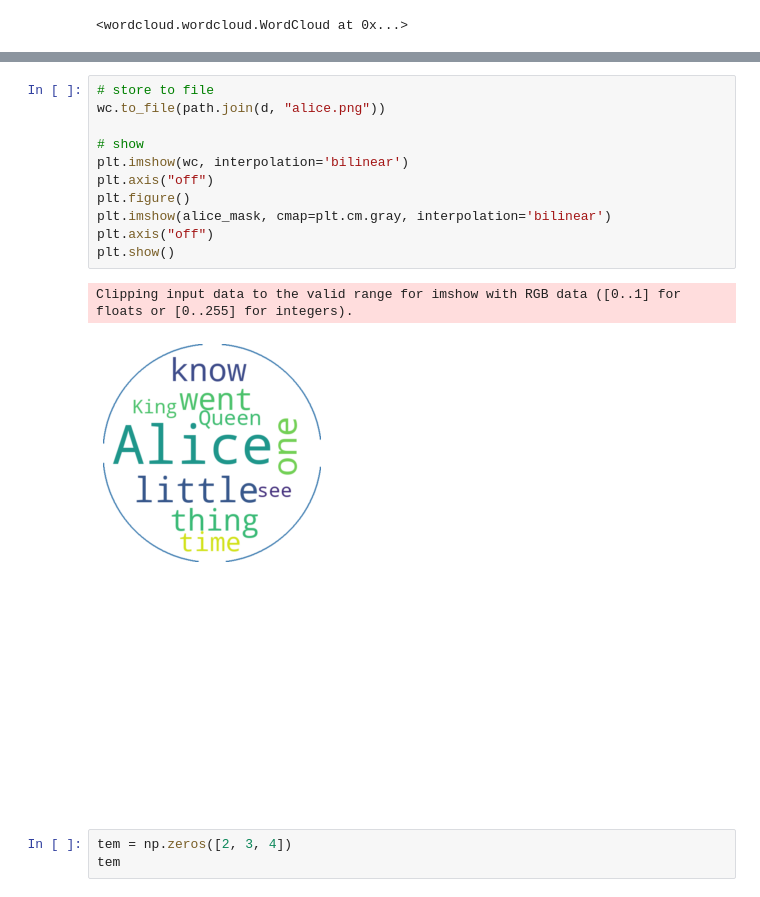
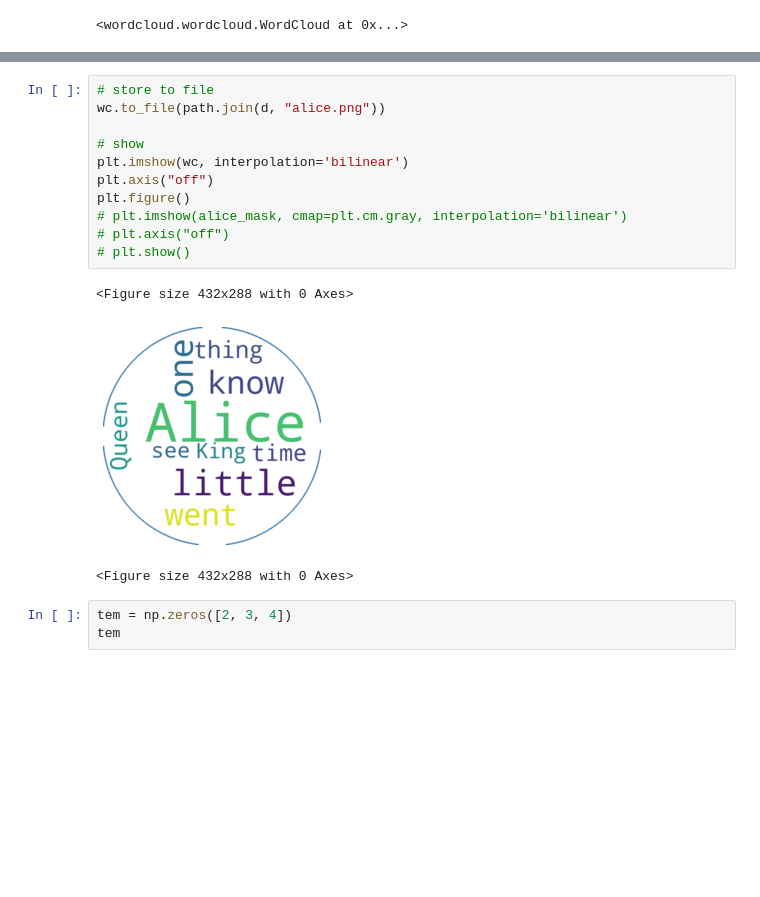
Before and after one commit to visda-app/service-mapping, a Jupyter notebook: notebook/WordCloud/wordcloud.ipynb, the cells around one changed output, grey strips where cells are left out. Drawn from its saved outputs; the diff is of its cells as text; blank space fills up the shorter version.

```diff
--- a/notebook/WordCloud/wordcloud.ipynb
+++ b/notebook/WordCloud/wordcloud.ipynb
@@ -74,18 +76,18 @@ wc.layout_
 # %%
 # store to file
 wc.to_file(path.join(d, "alice.png"))
 
 # show
 plt.imshow(wc, interpolation='bilinear')
 plt.axis("off")
 plt.figure()
-plt.imshow(alice_mask, cmap=plt.cm.gray, interpolation='bilinear')
-plt.axis("off")
-plt.show()
+# plt.imshow(alice_mask, cmap=plt.cm.gray, interpolation='bilinear')
+# plt.axis("off")
+# plt.show()
 # %% [output]
-Clipping input data to the valid range for imshow with RGB data ([0..1] for floats or [0..255] for integers).
+<Figure size 432x288 with 0 Axes>
-[figure, old version]
+[figure, new version]
-[figure, removed]
+<Figure size 432x288 with 0 Axes>
 # %%
 tem = np.zeros([2, 3, 4])
 tem
```
Also changed, not shown: parts of 7 cells of this notebook, 12 other files.
